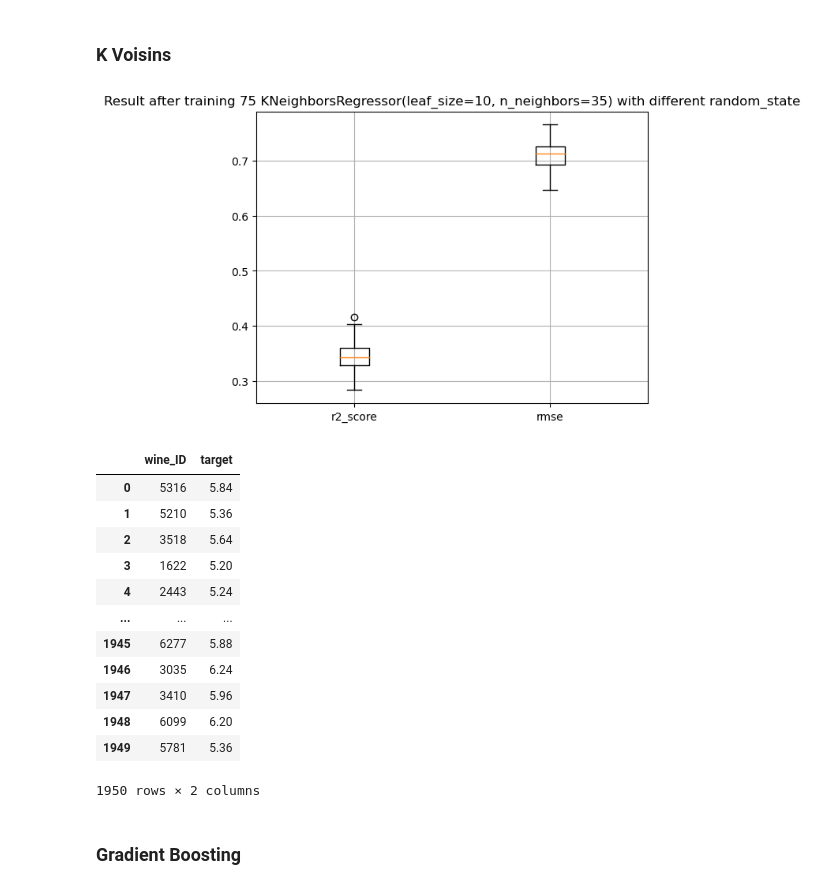
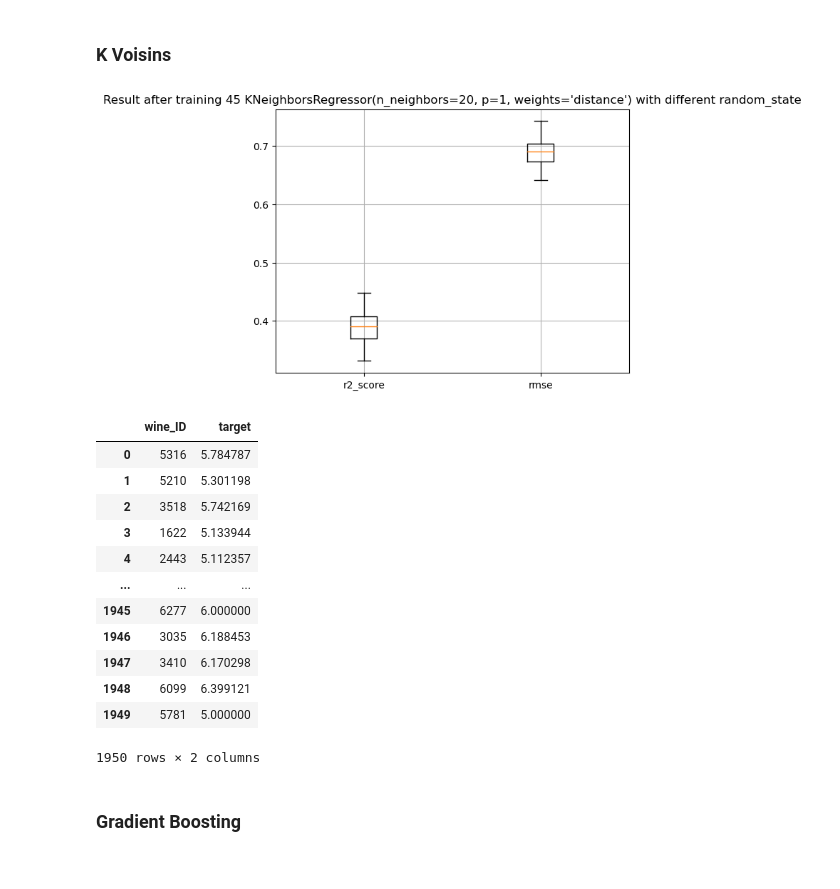
Before and after one commit to AlexPierron/Supervised-Learning, a Jupyter notebook: Regression_Vin/Code.ipynb, the cells around one changed output. Saved outputs shown, nothing was run; the diff lists cells and outputs as text; code cells hidden in the pictures.

```diff
--- a/Regression_Vin/Code.ipynb
+++ b/Regression_Vin/Code.ipynb
@@ -82,25 +112,25 @@ test = submission(submission_model,name_file="forest_soumission.csv")
 ### K Voisins
 # %%
 from sklearn.neighbors import KNeighborsRegressor
-neighbor_model = KNeighborsRegressor(n_neighbors=35,leaf_size=10)
-value = multi_test(neighbor_model,X,Y,n=75)
+neighbor_model = KNeighborsRegressor(weights="distance",n_neighbors=20,algorithm="auto",p=1)
+value = multi_test(neighbor_model,X[["alcohol","residual sugar","volatile acidity","wine_type"]],Y,n=45)
 # %% [output]
-[figure, old version]
+[figure, new version]
 # %%
-submission(neighbor_model,X,data_test,name_file = "neighbor_soumission.csv")
+submission(neighbor_model,name_file = "neighbor_soumission.csv")
 # %% [output]
 |  | wine_ID | target |
-| 0 | 5316 | 5.84 |
-| 1 | 5210 | 5.36 |
-| 2 | 3518 | 5.64 |
-| 3 | 1622 | 5.20 |
-| 4 | 2443 | 5.24 |
+| 0 | 5316 | 5.784787 |
+| 1 | 5210 | 5.301198 |
+| 2 | 3518 | 5.742169 |
+| 3 | 1622 | 5.133944 |
+| 4 | 2443 | 5.112357 |
 | ... | ... | ... |
-| 1945 | 6277 | 5.88 |
-| 1946 | 3035 | 6.24 |
-| 1947 | 3410 | 5.96 |
-| 1948 | 6099 | 6.20 |
-| 1949 | 5781 | 5.36 |
+| 1945 | 6277 | 6.000000 |
+| 1946 | 3035 | 6.188453 |
+| 1947 | 3410 | 6.170298 |
+| 1948 | 6099 | 6.399121 |
+| 1949 | 5781 | 5.000000 |
 1950 rows × 2 columns
 # %% [markdown]
 ### Gradient Boosting
```
Also changed, not shown: parts of 24 cells of this notebook, 2 other files.
